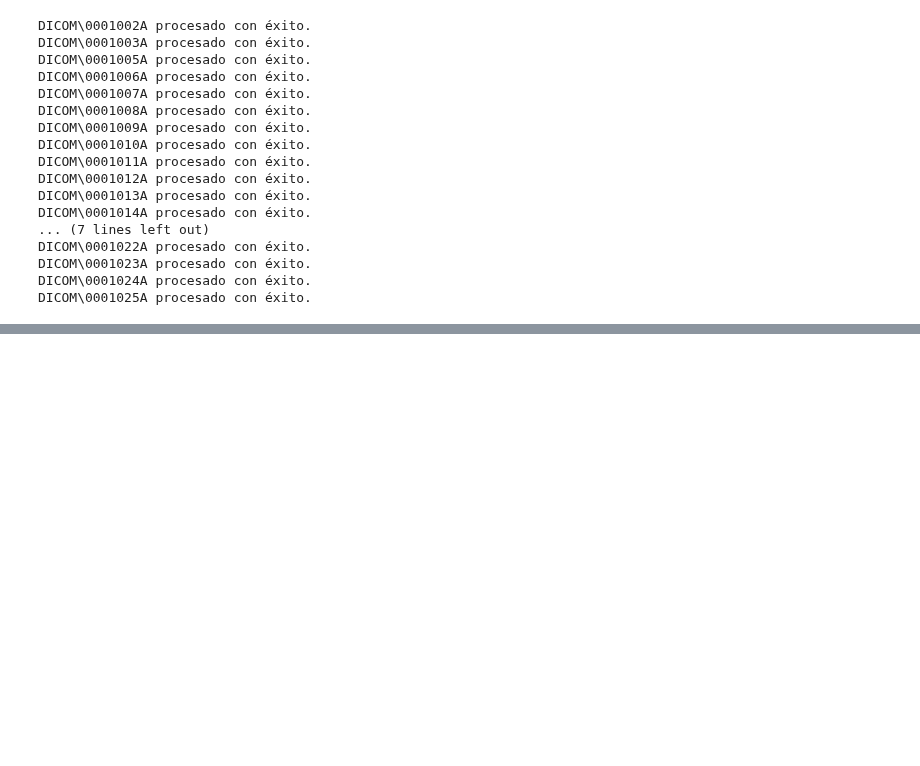
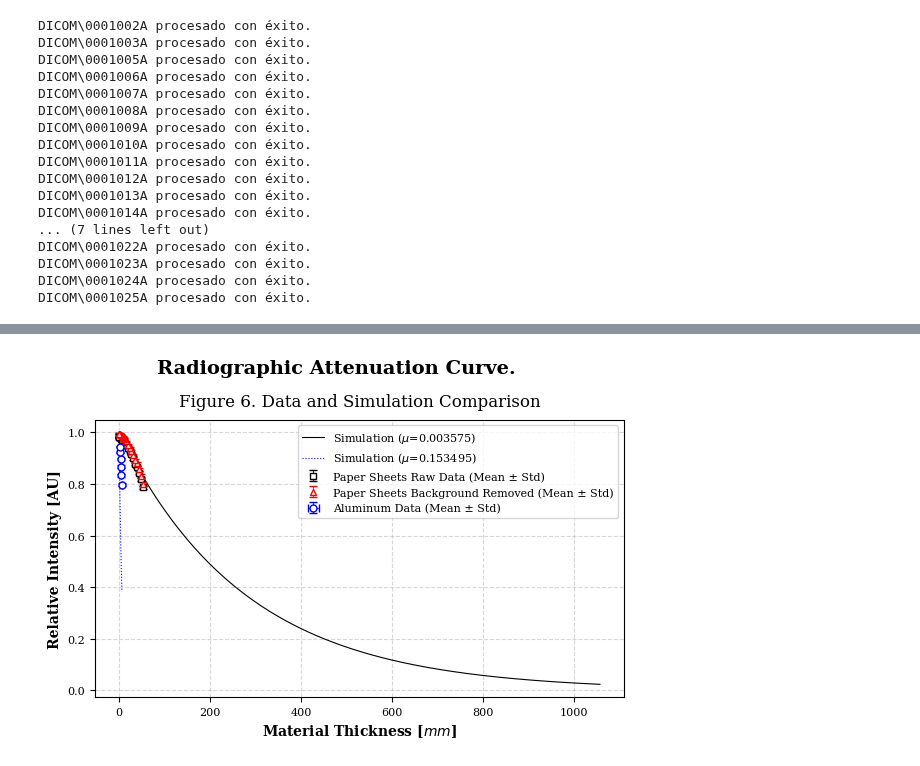
Before and after one commit to JustaPurpleWolf/Undergraduate-Physics-Methods, a Jupyter notebook: Modern Physics/Radiography/radiography_analysis.ipynb, the cells around one changed output, grey strips where cells are left out. Saved outputs shown, nothing was run; the diff lists cells and outputs as text; code cells hidden in the pictures; blank space fills up the shorter version.

```diff
--- a/Modern Physics/Radiography/radiography_analysis.ipynb
+++ b/Modern Physics/Radiography/radiography_analysis.ipynb
@@ -98,0 +146,5 @@ plot_calibration('calibration_thickness.csv', unit_thickness, mu=0.032) # mm por
+# %%
+plot_all('calibration_thickness_og.csv', 'calibration_thickness_sf.csv', 'aluminum_thickness.csv', unit_thickness, mu=mu, mu_al = mu_al,
+         xlim = 10000, label = 'comparison', figure = 6, caption = 'Data and Simulation Comparison')
+# %% [output]
+[figure, added]
```
Also changed, not shown: parts of 10 cells of this notebook, 45 other files.
